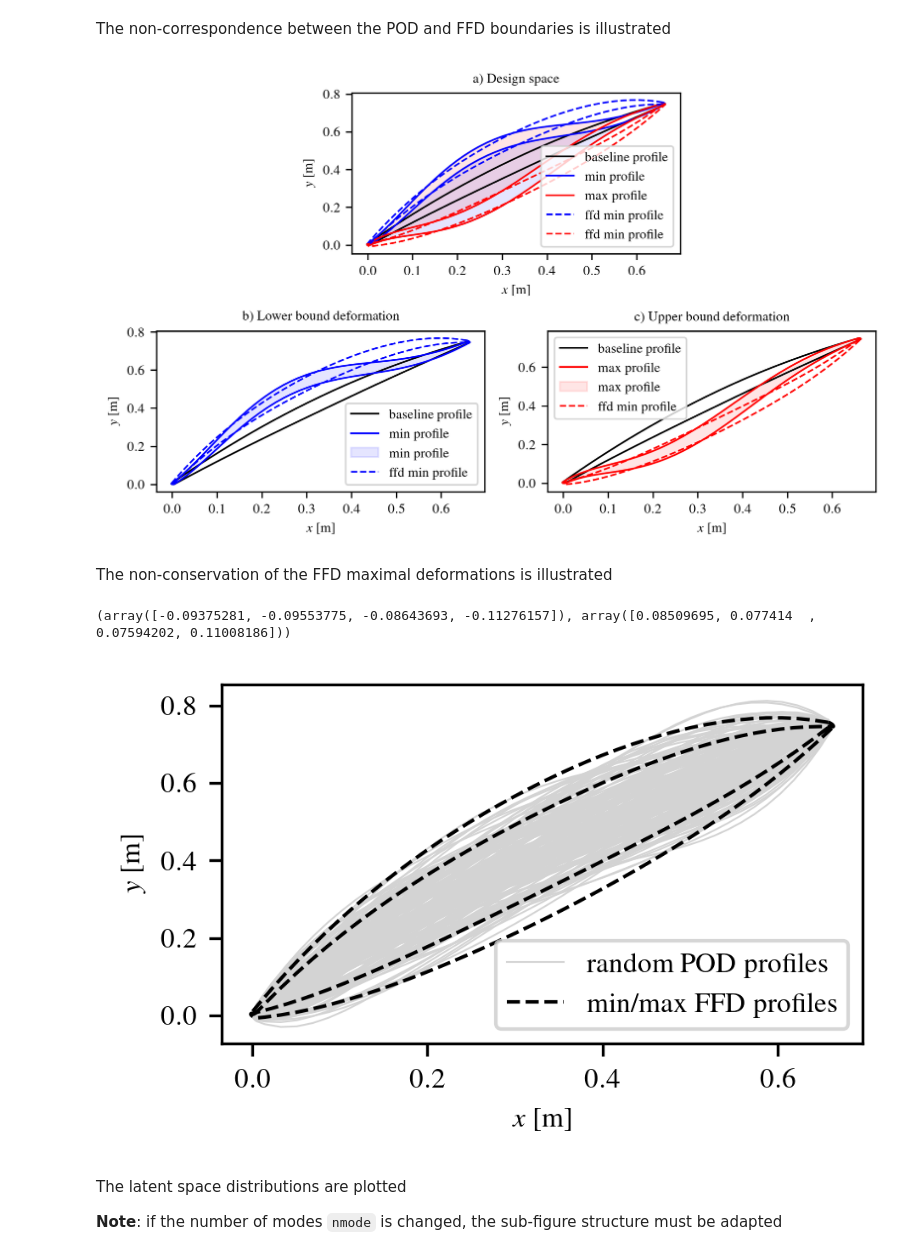
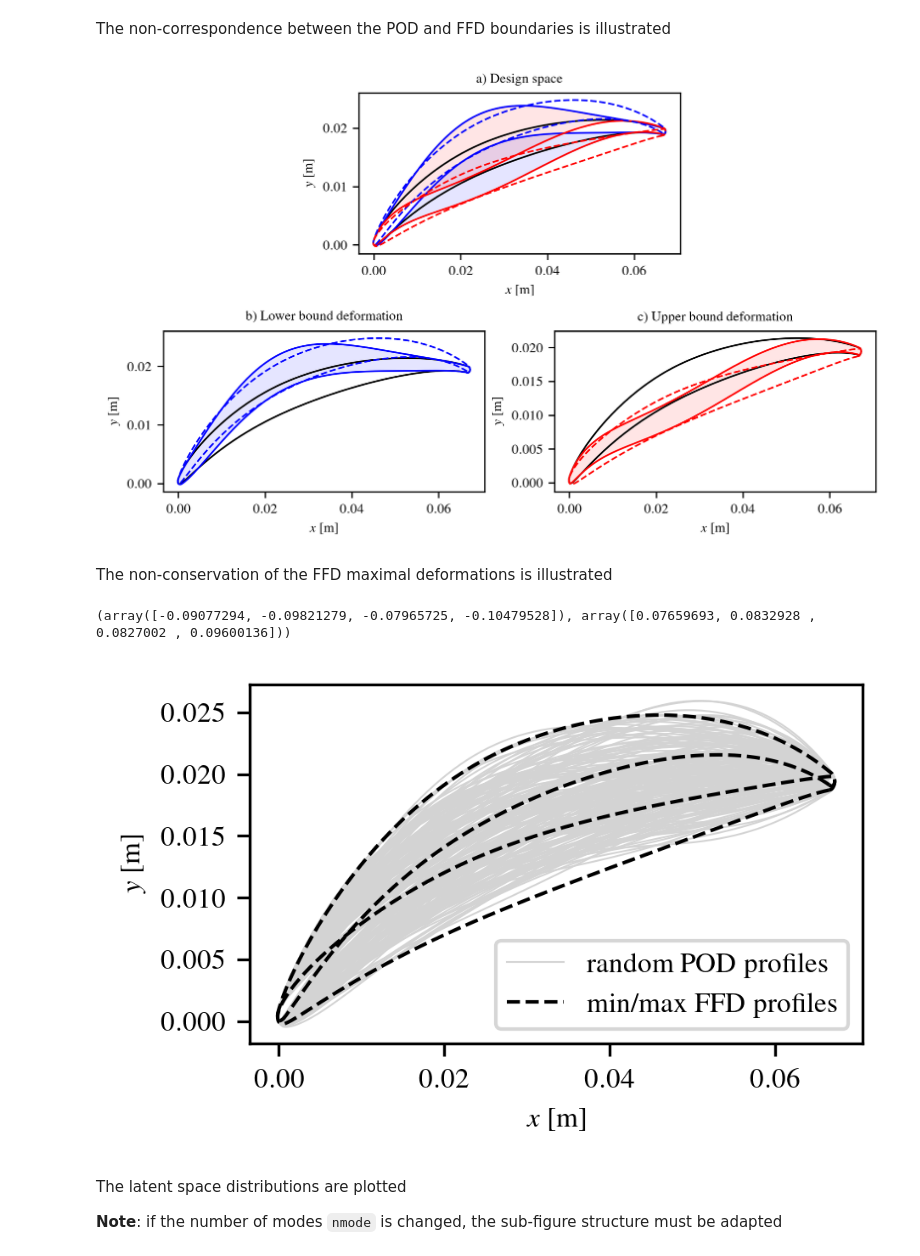
Before and after one commit to mattiafc/beta-aero-optim, a Jupyter notebook: examples/nparini/POD.ipynb, the cells around one changed output. Drawn from its saved outputs; the diff is of its cells as text; code cells hidden in the pictures.

```diff
--- a/examples/nparini/POD.ipynb
+++ b/examples/nparini/POD.ipynb
@@ -31,7 +30,7 @@ The notebook input variables are:
 seed = 123
 ncontrol = 4
 bounds = (-0.2, 0.2)
-file = "data/L030.dat"
+file = "coarse_mesh/L030.dat"
 nprofile = 1000
 nmode = 4
 # %% [markdown]
@@ -184,37 +183,34 @@ fig = plt.figure(figsize=(6.5, 4))
 fig.subplots_adjust(hspace=1.5, wspace=2)
 gs = gridspec.GridSpec(2, 4, figure=fig)
 ax1 = plt.subplot(gs[0, 1:3])
 ax2 = plt.subplot(gs[1, :2])
 ax3 = plt.subplot(gs[1, 2:])
 # ax1
 ax1.plot(ffd.pts[:, 0], ffd.pts[:, 1], label="baseline profile", color="k", linewidth=1)
 ax1.plot(ffd.pts[:, 0], y_min, label=f"min profile", color="b", linewidth=1)
 ax1.plot(ffd.pts[:, 0], y_max, label=f"max profile", color="r", linewidth=1)
 ax1.fill_between(lower_min[:, 0], lower_min[:, 1], lower_max[:, 1], color="b", alpha=0.1)
 ax1.fill_between(upper_max[:, 0], upper_min[:, 1], upper_max[:, 1], color="r", alpha=0.1)
 ax1.plot(max_profile[:, 0], max_profile[:, 1], label=f"ffd min profile", color="b", linewidth=1, linestyle="dashed")
 ax1.plot(min_profile[:, 0], min_profile[:, 1], label=f"ffd min profile", color="r", linewidth=1, linestyle="dashed")
 # ax2
 ax2.plot(ffd.pts[:, 0], ffd.pts[:, 1], label="baseline profile", color="k", linewidth=1)
 ax2.plot(ffd.pts[:, 0], y_min, label=f"min profile", color="b", linewidth=1)
 ax2.fill(ffd.pts[:, 0], y_min, label=f"min profile", color="b", alpha=0.1)
 ax2.plot(max_profile[:, 0], max_profile[:, 1], label=f"ffd min profile", color="b", linewidth=1, linestyle="dashed")
 # ax3
 ax3.plot(ffd.pts[:, 0], ffd.pts[:, 1], label="baseline profile", color="k", linewidth=1)
 ax3.plot(ffd.pts[:, 0], y_max, label=f"max profile", color="r", linewidth=1)
 ax3.fill(ffd.pts[:, 0], y_max, label=f"max profile", color="r", alpha=0.1)
 ax3.plot(min_profile[:, 0], min_profile[:, 1], label=f"ffd min profile", color="r", linewidth=1, linestyle="dashed")
 # plot lattice grid
 ax1.set(xlabel="$x$ [m]", ylabel="$y$ [m]", title="a) Design space")
 ax2.set(xlabel="$x$ [m]", ylabel="$y$ [m]", title="b) Lower bound deformation")
 ax3.set(xlabel="$x$ [m]", ylabel="$y$ [m]", title="c) Upper bound deformation")
-ax1.legend()
-ax2.legend()
-ax3.legend()
 # legend and display
 plt.tight_layout()
 # %% [output]
-[figure, old version]
+[figure, new version]
 # %% [markdown]
 The non-conservation of the FFD maximal deformations is illustrated
 # %%
@@ -224,7 +220,7 @@ new_sample = new_sampler.random(n=100)
 scaled_sample = qmc.scale(new_sample, *new_bounds)
 print(new_bounds)
 # %% [output]
-(array([-0.09375281, -0.09553775, -0.08643693, -0.11276157]), array([0.08509695, 0.077414  , 0.07594202, 0.11008186]))
+(array([-0.09077294, -0.09821279, -0.07965725, -0.10479528]), array([0.07659693, 0.0832928 , 0.0827002 , 0.09600136]))
 # %%
 fig, ax = plt.subplots(figsize=(3.15, 2))
 for ss_id, ss in enumerate(scaled_sample):
@@ -241,7 +237,7 @@ plt.tight_layout()
 plt.savefig(os.path.join(os.getcwd(), "POD_profiles.pdf"), bbox_inches="tight")
 plt.show()
 # %% [output]
-[figure, old version]
+[figure, new version]
 # %% [markdown]
 The latent space distributions are plotted
 
```
Also changed, not shown: parts of 7 cells of this notebook, 24 other files.
